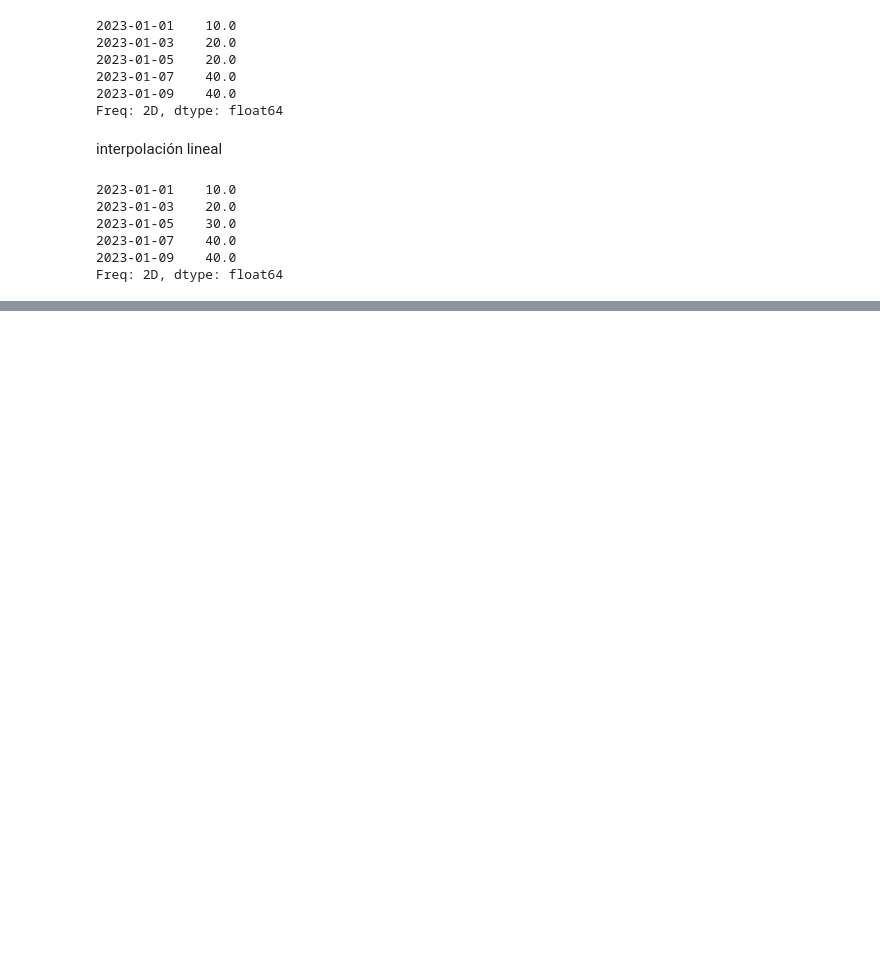
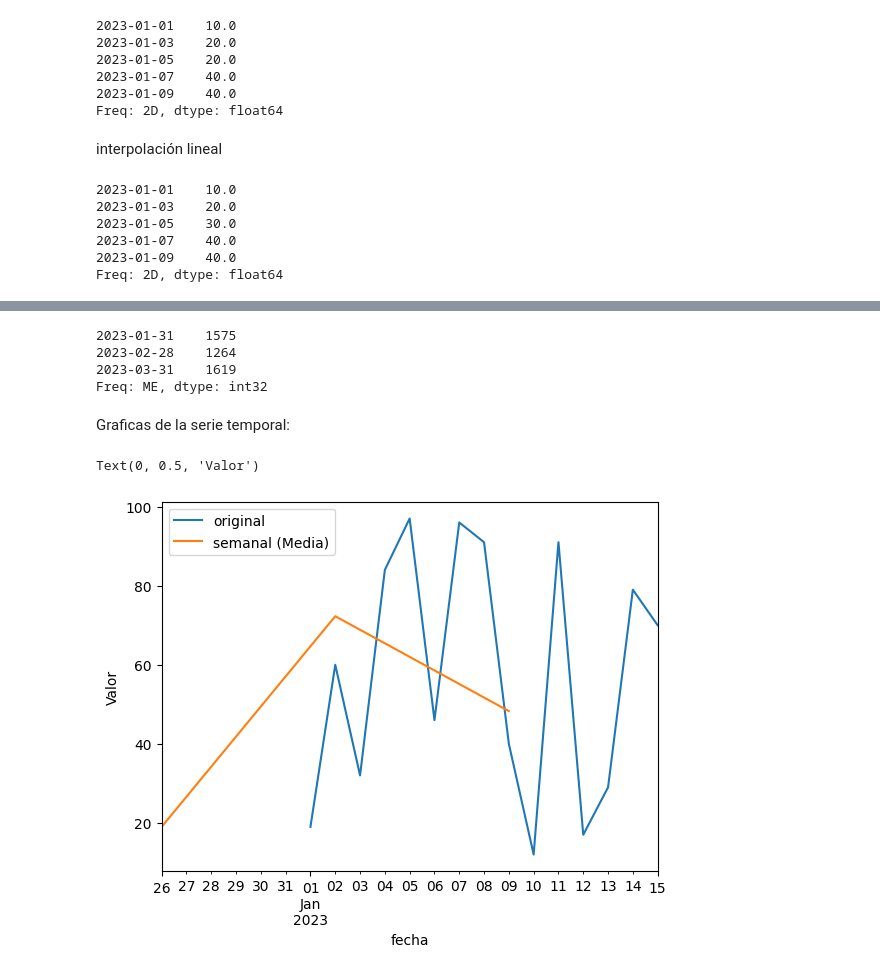
Before and after one commit to Yavehrito/Series-temporales-con-Python, a Jupyter notebook: Series de tiempo.ipynb, the cells around one changed output, grey strips where cells are left out. Cells and saved outputs as stored; diff of their text form; code cells hidden in the pictures; blank space fills up the shorter version.

```diff
--- a/Series de tiempo.ipynb
+++ b/Series de tiempo.ipynb
@@ -297,0 +314,18 @@ Freq: 2D, dtype: float64
+# %%
+print(serie_mensual.resample('ME').sum())
+# %% [output]
+2023-01-31    1575
+2023-02-28    1264
+2023-03-31    1619
+Freq: ME, dtype: int32
+# %% [markdown]
+Graficas de la serie temporal:
+# %%
+import matplotlib.pyplot as plt
+serie_temporal.plot(label='original', legend=True)
+serie_semanal.plot(label='semanal (Media)', legend=True)
+plt.xlabel("fecha")
+plt.ylabel("Valor")
+# %% [output]
+Text(0, 0.5, 'Valor')
+[figure, added]
```
Also changed, not shown: parts of 19 cells of this notebook.
